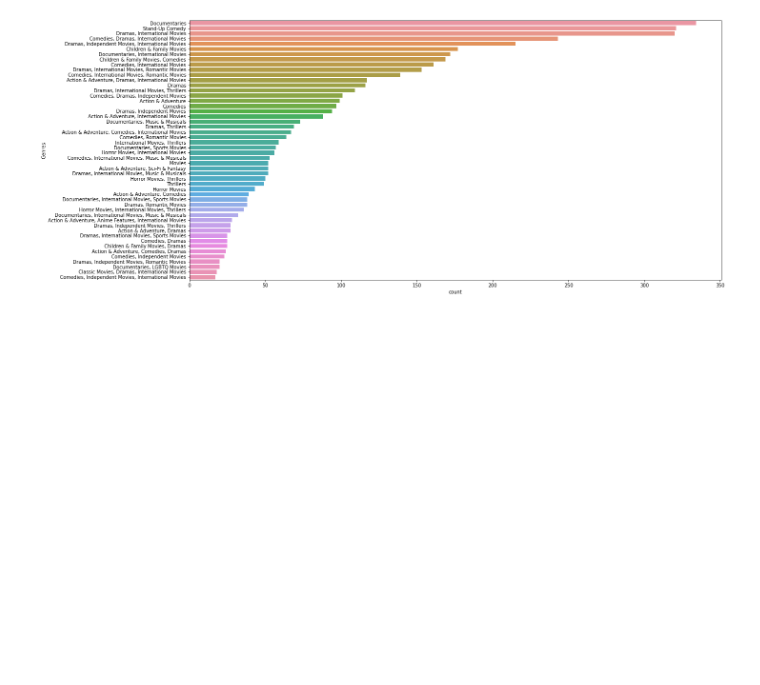
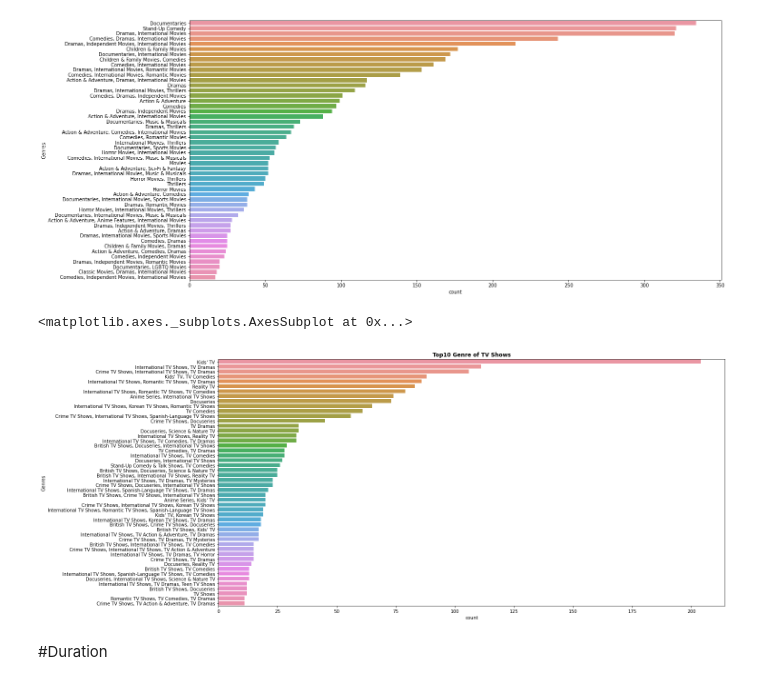
Before and after one commit to Zeeshan00789/NETFLIX-MOVIES-AND-TV-SHOWS-CLUSTERING-, a Jupyter notebook: NETFLIX_MOVIES_AND_TV_SHOWS_CLUSTERING.ipynb, the cells around one changed output. Drawn from its saved outputs; the diff is of its cells as text; code cells hidden in the pictures; blank space fills up the shorter version.

```diff
--- a/NETFLIX_MOVIES_AND_TV_SHOWS_CLUSTERING.ipynb
+++ b/NETFLIX_MOVIES_AND_TV_SHOWS_CLUSTERING.ipynb
@@ -346,3 +346,14 @@ sns.countplot(y=movies['Genres'],order=movies['Genres'].value_counts().index[0:5
 # %% [output]
 <matplotlib.axes._subplots.AxesSubplot at 0x...>
 [figure]
+# %%
+
+# Analysing top 15 genres of TV SHOWS
+plt.figure(figsize=(20,10))
+plt.title('Top10 Genre of TV Shows',fontweight="bold")
+sns.countplot(y=tv_shows['Genres'],data=tv_shows,order=tv_shows['Genres'].value_counts().index[0:50])
+# %% [output]
+<matplotlib.axes._subplots.AxesSubplot at 0x...>
+[figure, added]
+# %% [markdown]
+#Duration
```
Also changed, not shown: parts of 1 cell of this notebook.
